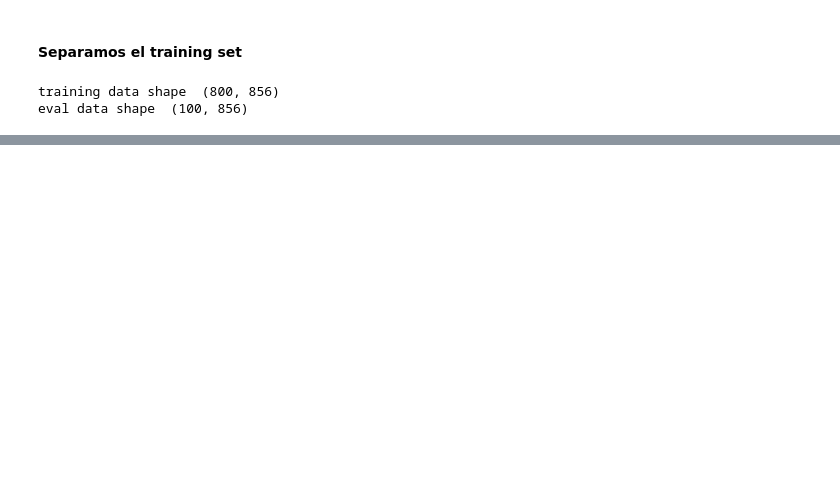
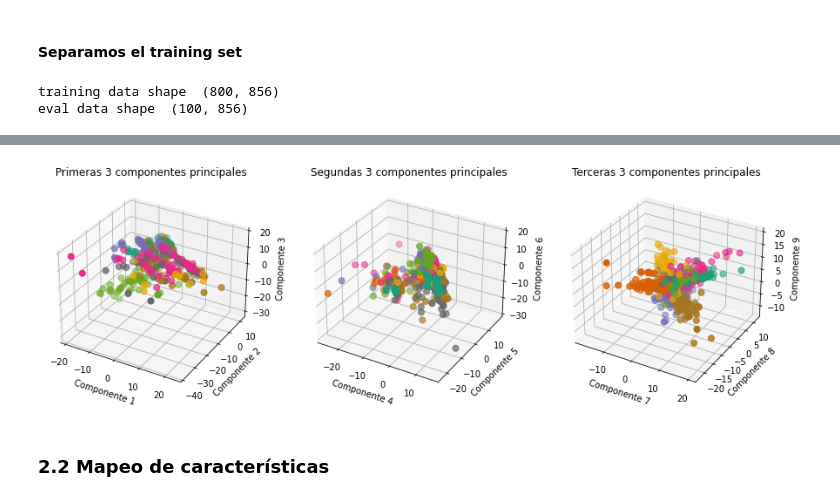
Before and after one commit to AlexONEX/2023-1C-RN-TP2, a Jupyter notebook: src/tp2.ipynb, the cells around one changed output, grey strips where cells are left out. Saved outputs shown, nothing was run; the diff lists cells and outputs as text; code cells hidden in the pictures; blank space fills up the shorter version.

```diff
--- a/src/tp2.ipynb
+++ b/src/tp2.ipynb
@@ -149,4 +188,8 @@ plot_components_in_3d(Y_oja, training_idx, data_with_labels)
 # %%
-W_sanger, o_sanger = sanger(training, 9, 0.000001, 100)
+W_sanger, o_sanger = sanger(training, 9, 0.000001, 1000)
 Y_sanger = training@W_sanger
-plot_components_in_3d(Y_sanger, training_idx, data_with_labels)
+plot_components_in_3d(Y_sanger, training_idx, data_with_labels, "Regla de Sanger")
+# %% [output]
+[figure, added]
+# %% [markdown]
+### 2.2 Mapeo de características
```
Also changed, not shown: parts of 6 cells of this notebook, 1 other file.
